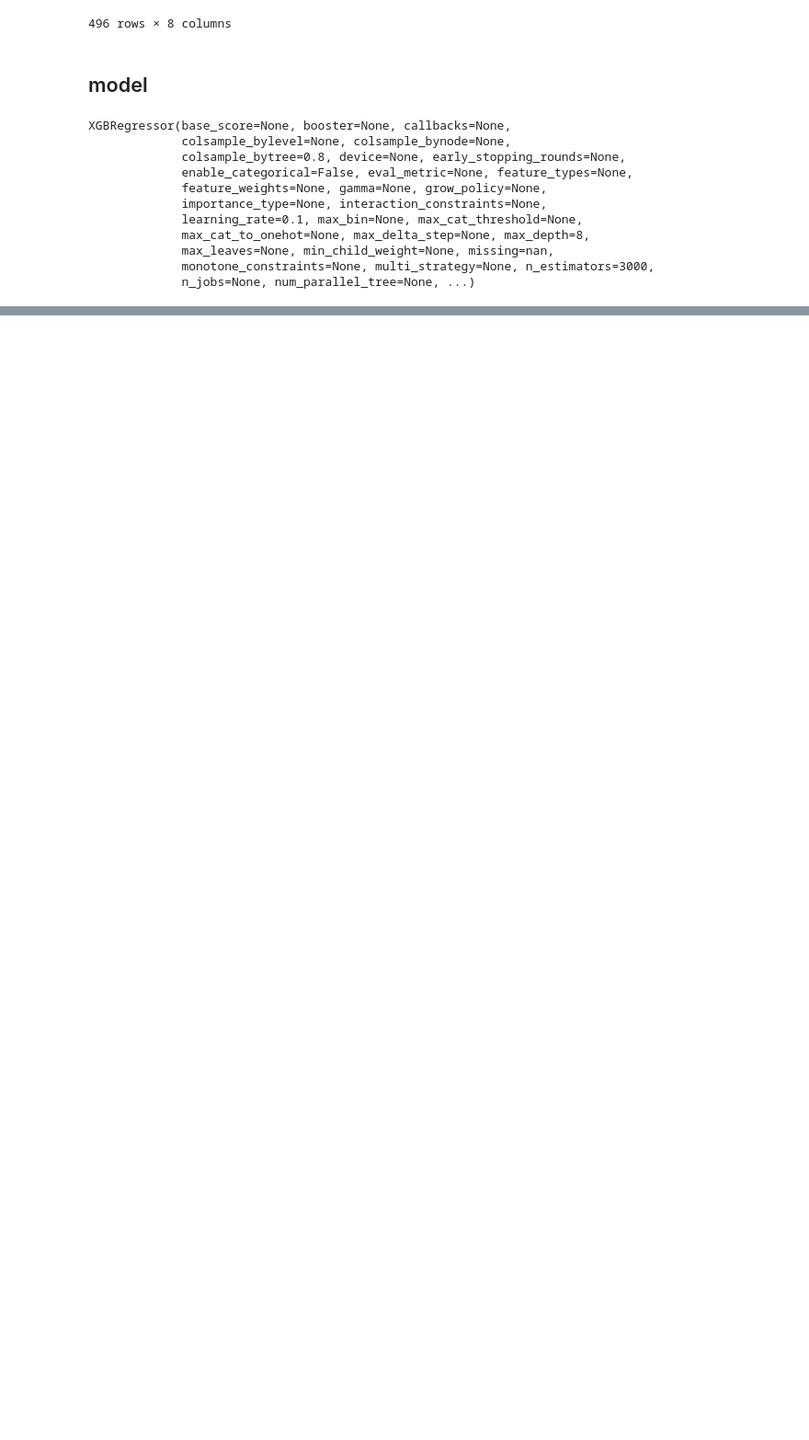
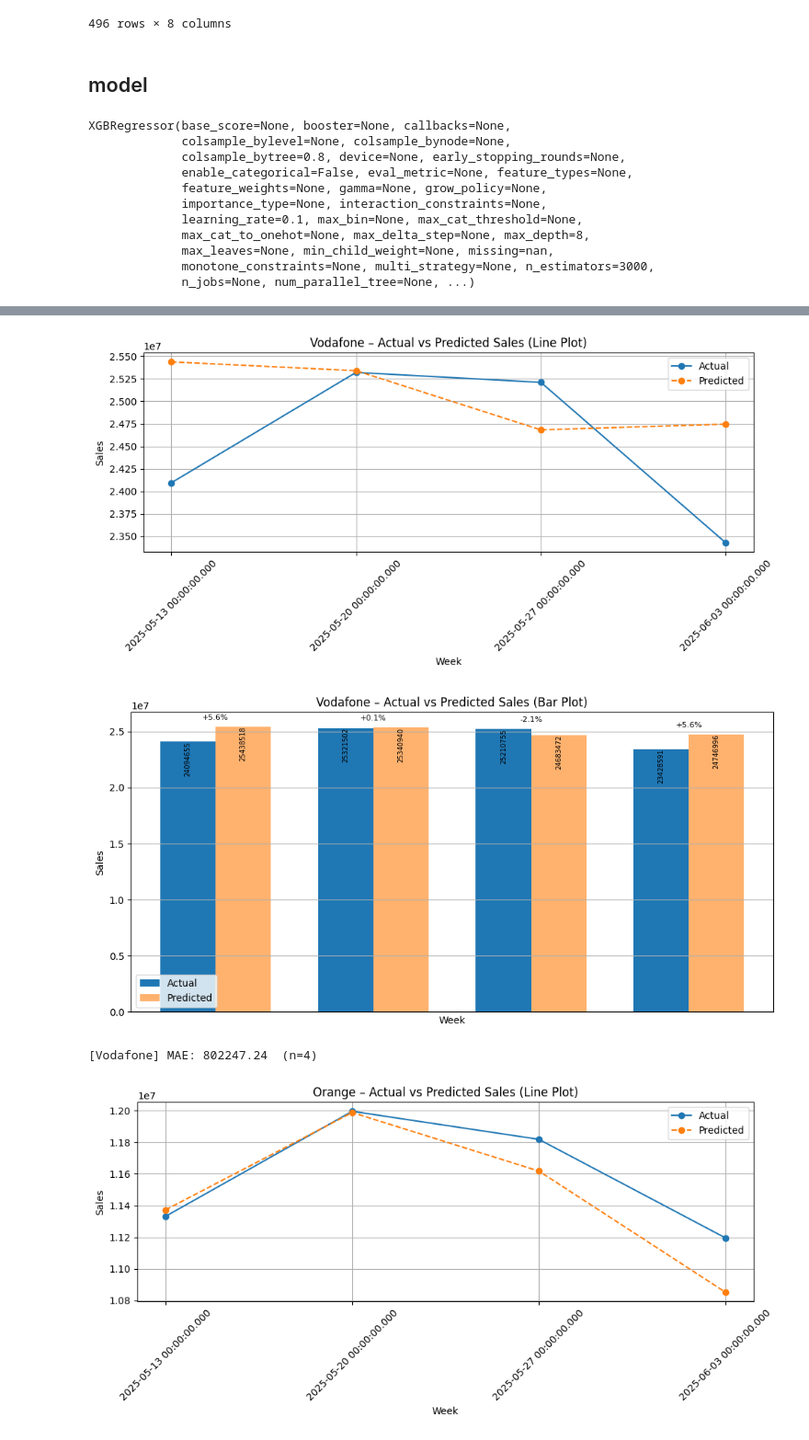
Before and after one commit to Jad-RAMOSS/Damen_AI_TeleForecast, a Jupyter notebook: model.ipynb, the cells around one changed output, grey strips where cells are left out. Shown at 92% size. Drawn from its saved outputs; the diff is of its cells as text; code cells hidden in the pictures; blank space fills up the shorter version.

Commit message:
added bar plot and percentage

```diff
--- a/model.ipynb
+++ b/model.ipynb
@@ -342,0 +267,72 @@ for product, group in test_df.groupby('MAIN_BILLER_ID'):
+# %%
+from sklearn.metrics import mean_absolute_error
+import numpy as np
+import matplotlib.pyplot as plt
+
+all_actuals, all_preds = [], []
+
+product_name = {13: 'Vodafone', 14: 'Orange', 15: 'Etisalat', 16: 'We'}
+
+for product, group in test_df.groupby('MAIN_BILLER_ID'):
+    group = group.sort_index()
+
+    X_test = group[features]
+    y_true = group[pred].values.flatten()
+    y_pred = model.predict(X_test).flatten()
+
+    all_actuals.extend(y_true)
+    all_preds.extend(y_pred)
+
+    # ──────────────────────────── 1) LINE / DOT PLOT ────────────────────────────
+    plt.figure(figsize=(10, 5))
+    plt.plot(group.index, y_true, marker='o', label='Actual')
+    plt.plot(group.index, y_pred, linestyle='--', marker='o', label='Predicted')
+    plt.title(f"{product_name[product]} – Actual vs Predicted Sales (Line Plot)")
+    plt.xlabel("Week")
+    plt.ylabel("Sales")
+    plt.legend()
+    plt.grid(True)
+    plt.xticks(rotation=45)
+    plt.tight_layout()
+    plt.show()
+
+    # ──────────────────────────── 2) BAR PLOT ────────────────────────────
+    plt.figure(figsize=(10, 5))
+    width = 0.35
+    x = np.arange(len(y_true))
+
+    plt.bar(x - width/2, y_true, width, label='Actual')
+    plt.bar(x + width/2, y_pred, width, label='Predicted', alpha=0.6)
+
+    # % deviation: positive → over-prediction, negative → under-prediction
+    percent = (y_pred - y_true) / y_true * 100
+
+    for i in range(len(x)):
+        # actual & predicted numbers
+        plt.text(i - width/2, y_true[i] - 3,  f"{y_true[i]:.0f}",
+                 ha='center', va='top', rotation=90, fontsize=7, color='black')
+        plt.text(i + width/2, y_pred[i] - 3,  f"{y_pred[i]:.0f}",
+                 ha='center', va='top', rotation=90, fontsize=7, color='black')
+
+        # % deviation label
+        tallest = max(y_true[i], y_pred[i])
+        plt.text(i, tallest * 1.02, f"{percent[i]:+.1f}%",
+                 ha='center', va='bottom', fontsize=8, color='black')
+
+    plt.title(f"{product_name[product]} – Actual vs Predicted Sales (Bar Plot)")
+    plt.xlabel("Week")
+    plt.ylabel("Sales")
+    plt.legend()
+    plt.grid(True)
+    plt.xticks([])          # hide week labels if desired
+    plt.tight_layout()
+    plt.show()
+
+    # ──────────────────────────── 3) ERROR METRIC ────────────────────────────
+    mae = mean_absolute_error(y_true, y_pred)
+    print(f"[{product_name[product]}] MAE: {mae:.2f}  (n={len(y_true)})")
+# %% [output]
+[figure, added]
+[figure, added]
+[Vodafone] MAE: 802247.24  (n=4)
+[figure, added]
```
Also changed, not shown: parts of 9 cells of this notebook.
